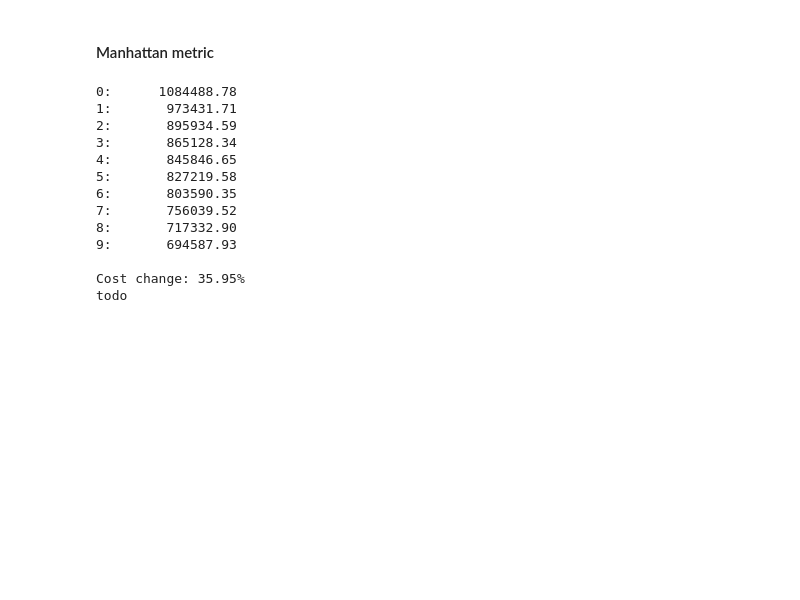
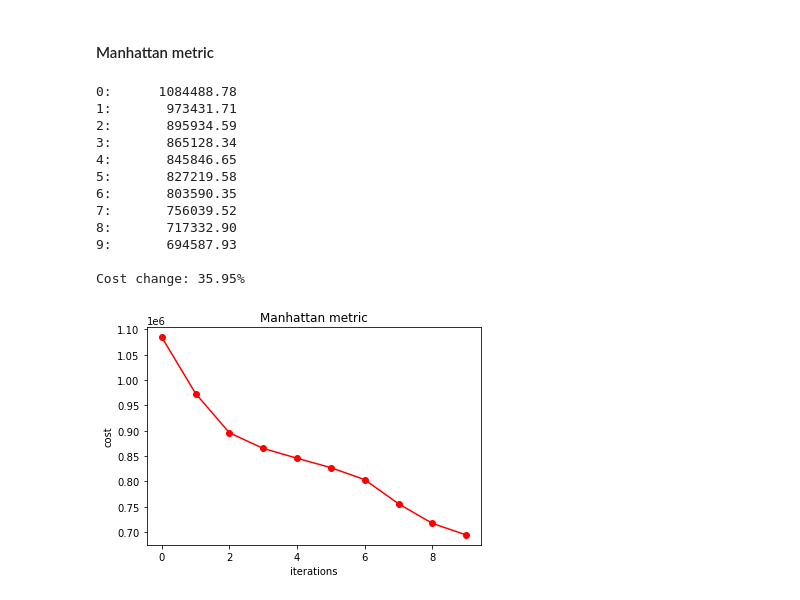
Before and after one commit to jurczewski/PiADZD, a Jupyter notebook: zad3/Zad3.ipynb, the cells around one changed output. Saved outputs shown, nothing was run; the diff lists cells and outputs as text; code cells hidden in the pictures; blank space fills up the shorter version.

```diff
--- a/zad3/Zad3.ipynb
+++ b/zad3/Zad3.ipynb
@@ -153,21 +161,21 @@ todo
 # %%
 iter_costs = kmeans_cost(ITERATIONS, points, centroids, Manhattan)
 
 print_costs(iter_costs)
-plot_costs(iter_costs)
+plot_costs(iter_costs, 'Manhattan metric')
 # %% [output]
 0:      1084488.78
 1:       973431.71
 2:       895934.59
 3:       865128.34
 4:       845846.65
 5:       827219.58
 6:       803590.35
 7:       756039.52
 8:       717332.90
 9:       694587.93
 
 Cost change: 35.95%
-todo
+[figure, added]
 # %%
 sc.stop()
```
Also changed, not shown: parts of 5 cells of this notebook, 1 other file.
